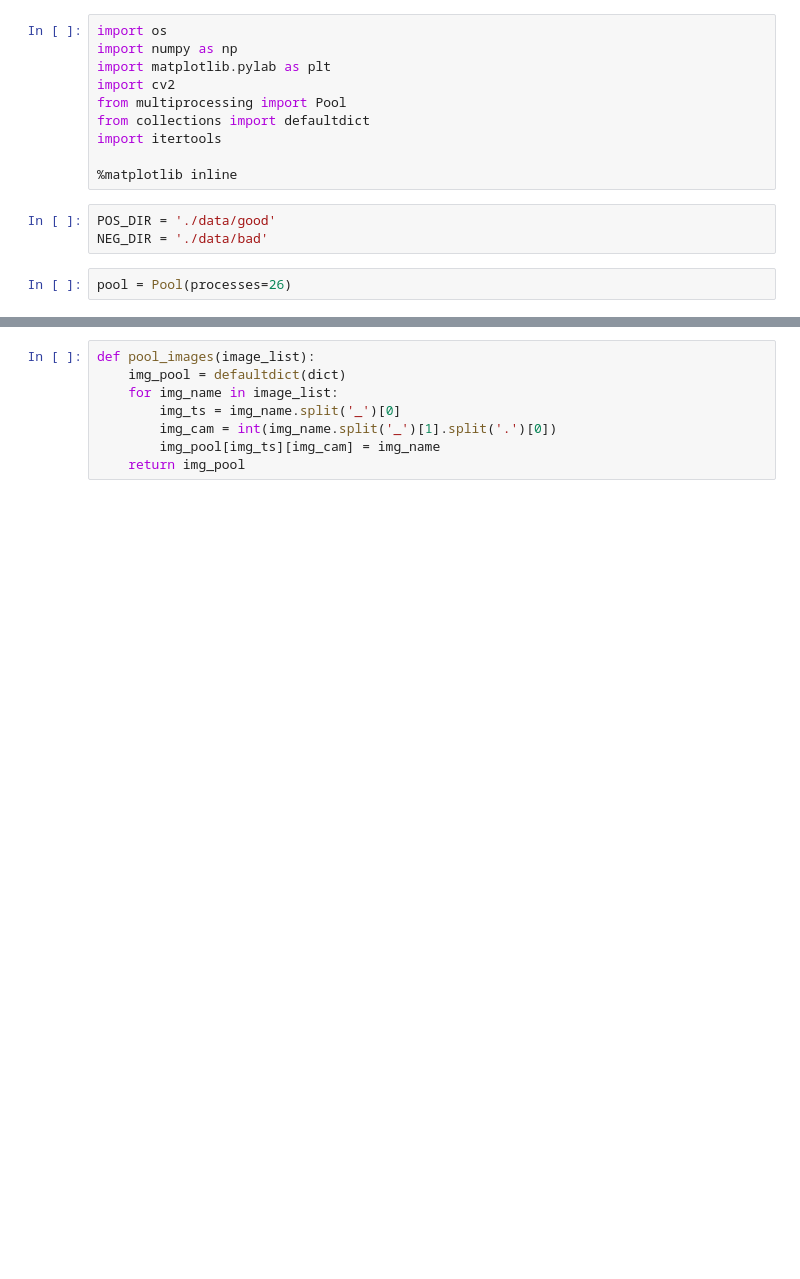
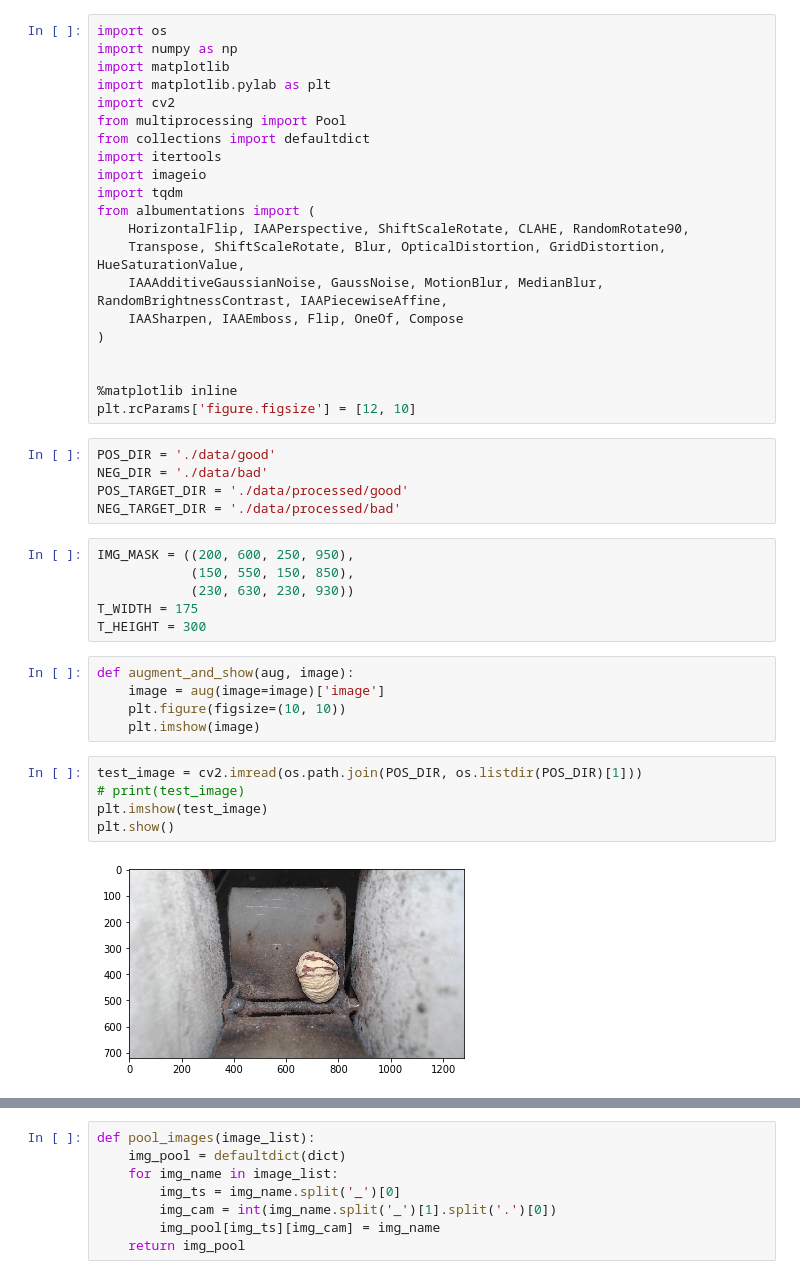
Before and after one commit to dulacarnold/thingsorter, a Jupyter notebook: notebooks/Preprocessing.ipynb, the cells around one changed output, grey strips where cells are left out. Cells and saved outputs as stored; diff of their text form; blank space fills up the shorter version.

```diff
--- a/notebooks/Preprocessing.ipynb
+++ b/notebooks/Preprocessing.ipynb
@@ -1,15 +3,44 @@
 # %%
 import os
 import numpy as np
+import matplotlib
 import matplotlib.pylab as plt
 import cv2
 from multiprocessing import Pool
 from collections import defaultdict
 import itertools
+import imageio
+import tqdm
+from albumentations import (
+    HorizontalFlip, IAAPerspective, ShiftScaleRotate, CLAHE, RandomRotate90,
+    Transpose, ShiftScaleRotate, Blur, OpticalDistortion, GridDistortion, HueSaturationValue,
+    IAAAdditiveGaussianNoise, GaussNoise, MotionBlur, MedianBlur, RandomBrightnessContrast, IAAPiecewiseAffine,
+    IAASharpen, IAAEmboss, Flip, OneOf, Compose
+)
+
 
 %matplotlib inline
+plt.rcParams['figure.figsize'] = [12, 10]
 # %%
 POS_DIR = './data/good'
 NEG_DIR = './data/bad'
+POS_TARGET_DIR = './data/processed/good'
+NEG_TARGET_DIR = './data/processed/bad'
-# %%
-pool = Pool(processes=26)
+# %%
+IMG_MASK = ((200, 600, 250, 950),
+            (150, 550, 150, 850),
+            (230, 630, 230, 930))
+T_WIDTH = 175
+T_HEIGHT = 300
+# %%
+def augment_and_show(aug, image):
+    image = aug(image=image)['image']
+    plt.figure(figsize=(10, 10))
+    plt.imshow(image)
+# %%
+test_image = cv2.imread(os.path.join(POS_DIR, os.listdir(POS_DIR)[1]))
+# print(test_image)
+plt.imshow(test_image)
+plt.show()
+# %% [output]
+[figure, added]
```
Also changed, not shown: parts of 19 cells of this notebook, 4 other files.
